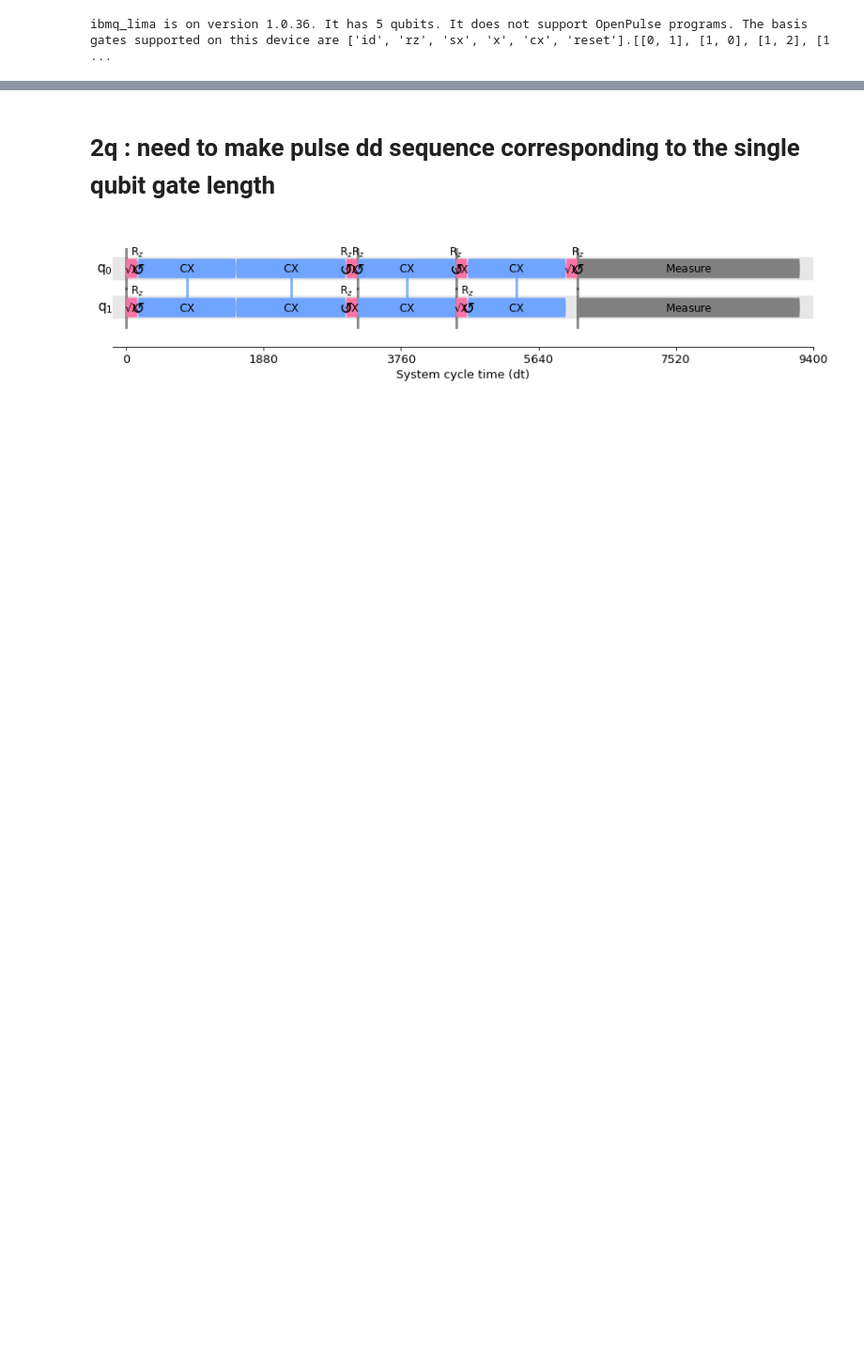
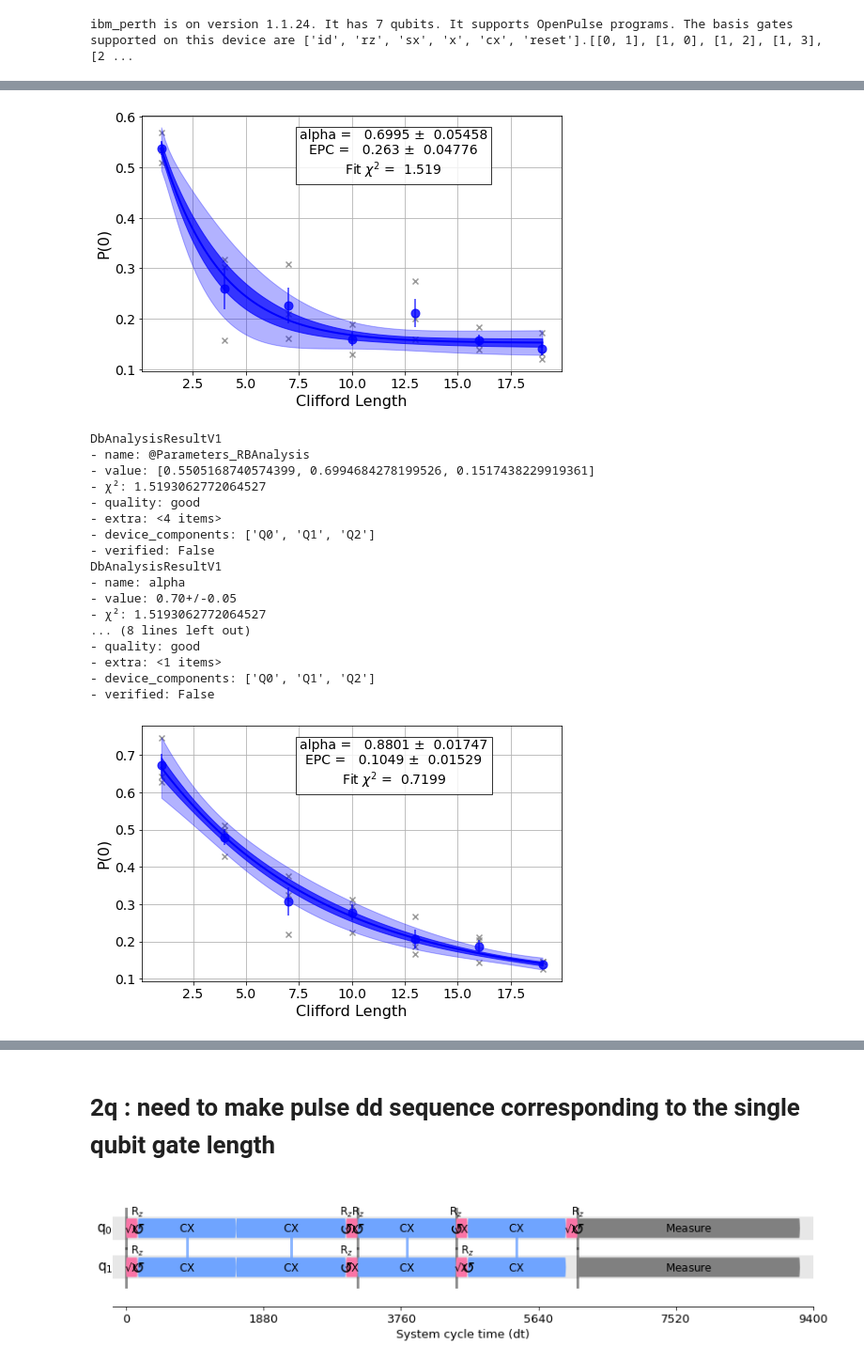
Before and after one commit to bicycle315/2022Summer-Hackathon_RB-with-Dynamical-Decoupling, a Jupyter notebook: JWKim/Hackathon_DD.ipynb, the cells around one changed output, grey strips where cells are left out. Shown at 94% size. Cells and saved outputs as stored; diff of their text form; code cells hidden in the pictures; blank space fills up the shorter version.

```diff
--- a/JWKim/Hackathon_DD.ipynb
+++ b/JWKim/Hackathon_DD.ipynb
@@ -34,8 +37,8 @@ IBMQ.providers()
 # %%
-provider=IBMQ.providers()[2]
+provider=IBMQ.providers()[4]
 #provider = IBMQ.get_provider(hub='ibm-q-community', group='qamp', project='spring-22-17')
 #backend=provider.backend.ibmq_lima
-backend = provider.get_backend('ibmq_lima')
+backend = provider.get_backend('ibm_perth')
 
 # get the basic feautures including qubit number of the backend.
 config = backend.configuration()
@@ -56,4 +59,25 @@ print("{0} is on version {1}. It has {2} qubit{3}. It "
                config.max_experiments,
                backend_job_limit.maximum_jobs))
 # %% [output]
-ibmq_lima is on version 1.0.36. It has 5 qubits. It does not support OpenPulse programs. The basis gates supported on this device are ['id', 'rz', 'sx', 'x', 'cx', 'reset'].[[0, 1], [1, 0], [1, 2], [1 ...
+ibm_perth is on version 1.1.24. It has 7 qubits. It supports OpenPulse programs. The basis gates supported on this device are ['id', 'rz', 'sx', 'x', 'cx', 'reset'].[[0, 1], [1, 0], [1, 2], [1, 3], [2 ...
+# %%
+lengths = np.arange(1, 20, 3)
+num_samples = 3
+seed = 1010
+qubits = [0,1,2]
+print(backend)
+print(datetime.today())
+
+exp1 = StandardRB_dd(qubits, lengths, backend, num_samples=num_samples, seed=seed)
+expdata1 = exp1.run(backend).block_for_results()
+results1 = expdata1.analysis_results()
+display(expdata1.figure(0))
+for result in results1:
+    print(result)
+exp2 = StandardRB(qubits, lengths, backend, num_samples=num_samples, seed=seed)
+expdata2 = exp2.run(backend).block_for_results()
+results2 = expdata2.analysis_results()
+display(expdata2.figure(0))
+for result in results2:
+    print(result)
+# %% [output]
@@ -59,0 +86,19 @@ ibmq_lima is on version 1.0.36. It has 5 qubits. It does not support OpenPulse p
+[figure, added]
+DbAnalysisResultV1
+- name: @Parameters_RBAnalysis
+- value: [0.5505168740574399, 0.6994684278199526, 0.1517438229919361]
+- χ²: 1.5193062772064527
+- quality: good
+- extra: <4 items>
+- device_components: ['Q0', 'Q1', 'Q2']
+- verified: False
+DbAnalysisResultV1
+- name: alpha
+- value: 0.70+/-0.05
+- χ²: 1.5193062772064527
+... (8 lines left out)
+- quality: good
+- extra: <1 items>
+- device_components: ['Q0', 'Q1', 'Q2']
+- verified: False
+[figure, added]
```
Also changed, not shown: parts of 25 cells of this notebook.
